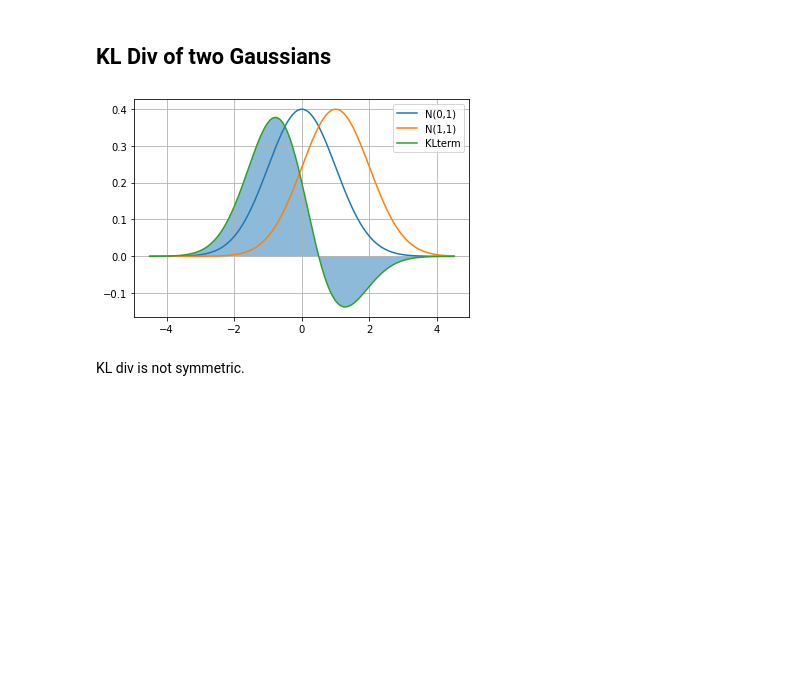
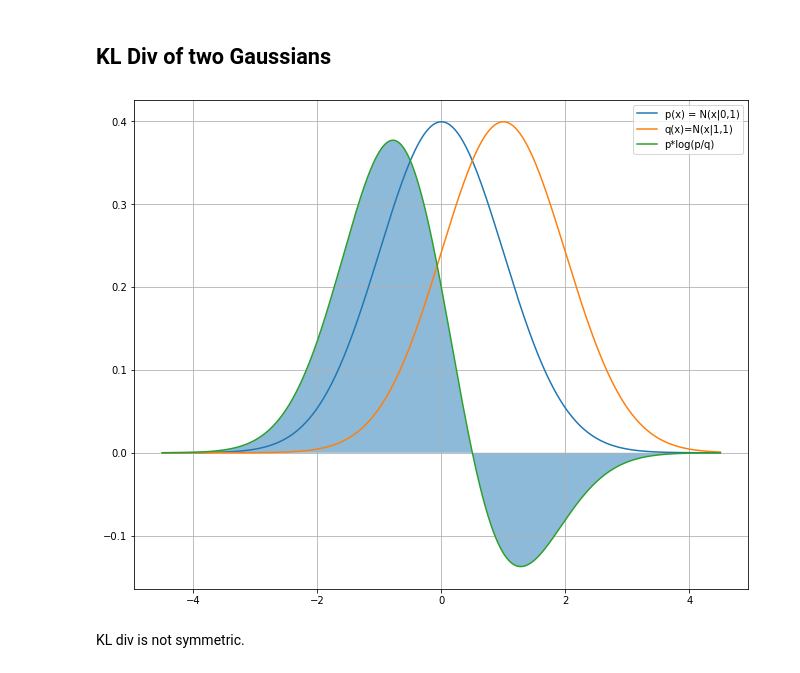
Before and after one commit to yongduek/lectures, a Jupyter notebook: studies/kldiv_cross_entropy.ipynb, the cells around one changed output. Saved outputs shown, nothing was run; the diff lists cells and outputs as text; code cells hidden in the pictures; blank space fills up the shorter version.

```diff
--- a/studies/kldiv_cross_entropy.ipynb
+++ b/studies/kldiv_cross_entropy.ipynb
@@ -32,16 +86,17 @@ Then KL div provides a distance function with respect to $\theta$ so that we may
 # %%
 import scipy.stats as stats
 x=np.linspace(-4.5, 4.5, 1000)  # grid points
 p = stats.norm(0,1).pdf(x)      # N(0, 1)
 q = stats.norm(1,1).pdf(x)      # N(1, 1)
 
 klterm = p * np.log(p/q)        # before integration
 
-plt.plot(x, p, label="N(0,1)"); plt.plot(x, q, label="N(1,1)");
-plt.plot(x, klterm, label="KLterm");
+plt.figure(figsize=(11,9))
+plt.plot(x, p, label="p(x) = N(x|0,1)"); plt.plot(x, q, label="q(x)=N(x|1,1)");
+plt.plot(x, klterm, label="p*log(p/q)");
 plt.fill_between(x, klterm, alpha=.5); plt.legend(); plt.grid(True);
 # %% [output]
-[figure, old version]
+[figure, new version]
 # %% [markdown]
 KL div is not symmetric.
 # %%
```
Also changed, not shown: parts of 10 cells of this notebook.
